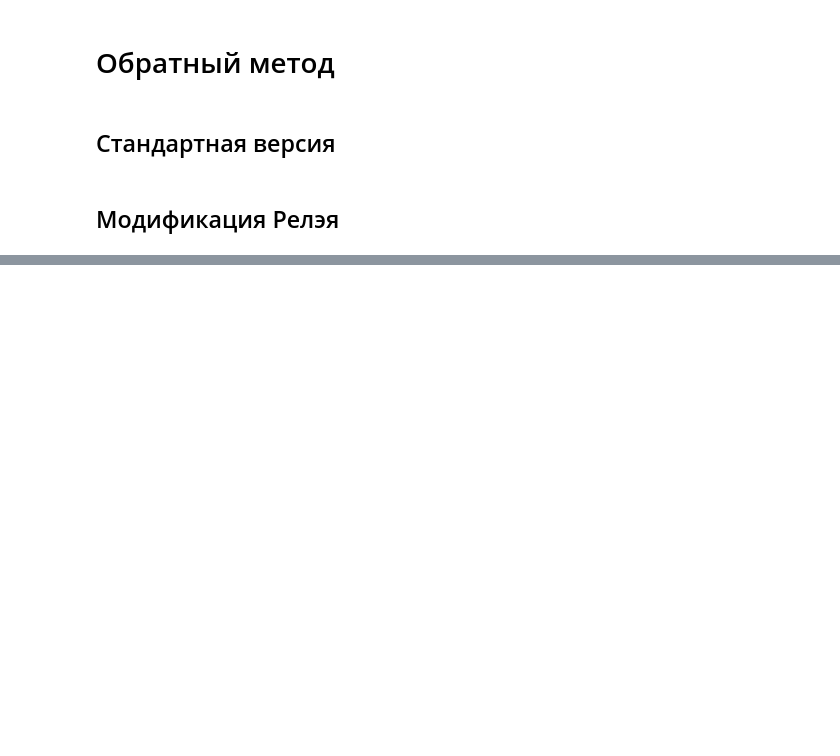
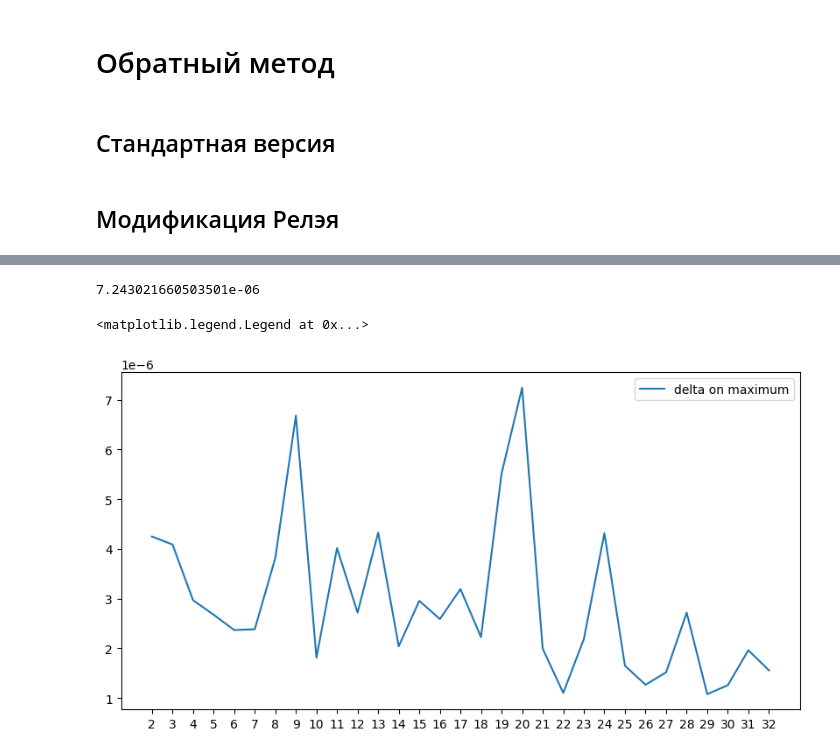
Before and after one commit to Jrol123/CalcMath, a Jupyter notebook: Course_prog/S5/main.ipynb, the cells around one changed output, grey strips where cells are left out. Saved outputs shown, nothing was run; the diff lists cells and outputs as text; code cells hidden in the pictures; blank space fills up the shorter version.

```diff
--- a/Course_prog/S5/main.ipynb
+++ b/Course_prog/S5/main.ipynb
@@ -331,0 +380,10 @@ inverse_iteration(A)
+# %%
+print(max(mean_res['delta_max']))
+plt.figure(figsize=(10, 5))
+plt.xticks(ticks=x)
+plt.plot(mean_res["delta_max"])
+plt.legend(["delta on maximum"])
+# %% [output]
+7.243021660503501e-06
+<matplotlib.legend.Legend at 0x...>
+[figure, added]
```
Also changed, not shown: parts of 22 cells of this notebook, 2 other files.
